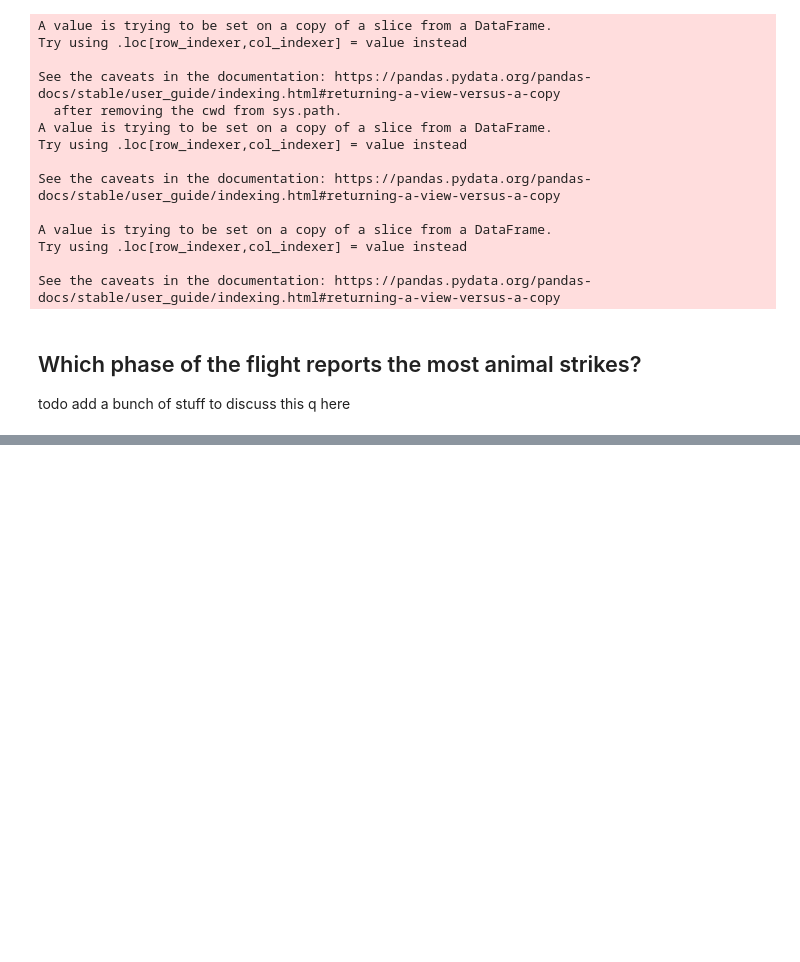
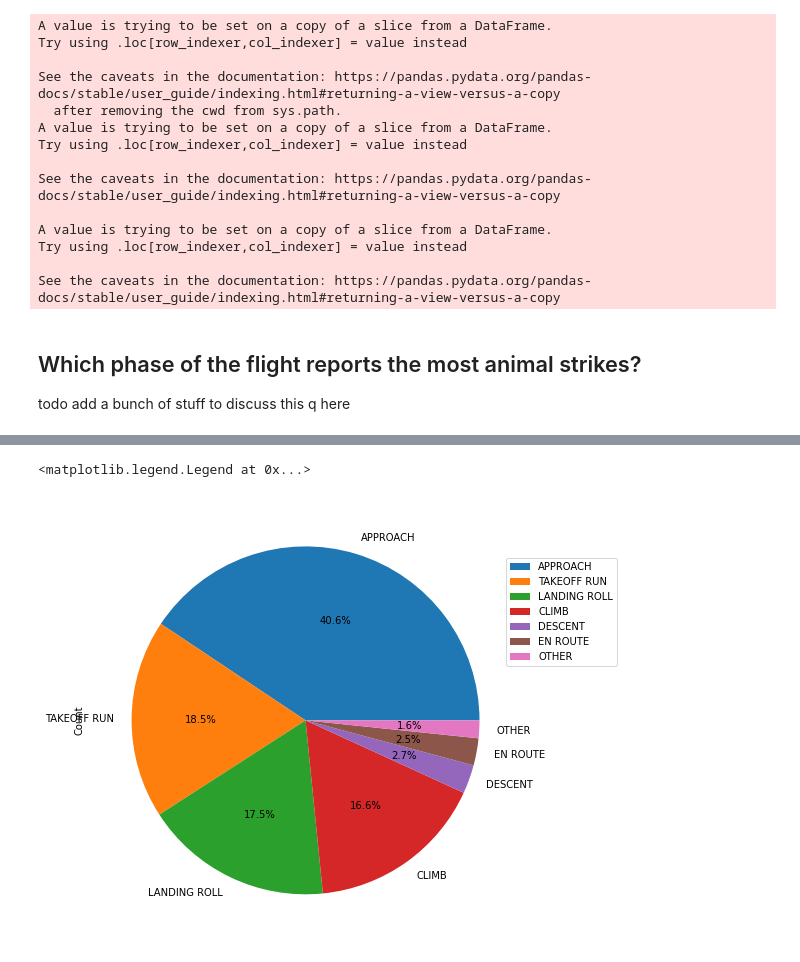
Before and after one commit to jagnoor/Aircraft-Wildlife-Strikes, a Jupyter notebook: planeVsBird_2.ipynb, the cells around one changed output, grey strips where cells are left out. Drawn from its saved outputs; the diff is of its cells as text; code cells hidden in the pictures; blank space fills up the shorter version.

Commit message:
working on pie chart for Q5.  not fit for merging

```diff
--- a/planeVsBird_2.ipynb
+++ b/planeVsBird_2.ipynb
@@ -152,0 +148,15 @@ AttributeError: 'DataFrame' object has no attribute 'value_counts'
+# %%
+subset_wkingdom_df["Flight Phase"].value_counts()
+flightphase= subset_wkingdom_df.groupby(['Flight Phase']) #, 'Animal_Kingdom'])
+flightphase = flightphase['Incident Year'].count().reset_index().rename(columns={"Incident Year":"Count"})
+flightphase = flightphase.sort_values(by='Count',ascending=False).reset_index(drop = True)
+
+#the bottom 6 parts of flight make up only ~1% of the total, so pulled those together to new category "Other"
+others_label=flightphase["Flight Phase"][6:]
+others_total=flightphase.Count[6:].sum()
+new_row = {'Flight Phase':'OTHER', 'Count':others_total}
+#append row to the dataframe
+flightphase = flightphase.append(new_row, ignore_index=True)
+#reorder to move "other" row up to index 6
+flightphase = flightphase.sort_values(by='Count',ascending=False).reset_index(drop = True)
+flightphase
@@ -153,3 +197,13 @@ AttributeError: 'DataFrame' object has no attribute 'value_counts'
+# %%
+#plot data
+pieLabels = flightphase["Flight Phase"][0:7]
+
+pies = flightphase[0:7].plot.pie(y="Count",figsize=[10, 8],labels=pieLabels,autopct='%1.1f%%')
+pies.set_aspect('equal')
+pies.legend(loc='center left', bbox_to_anchor=(.95, .75)) #move legend off the pie
+# %% [output]
+<matplotlib.legend.Legend at 0x...>
+[figure, added]
 # %%
 # Alyssa ^^^
 
```
Also changed, not shown: parts of 3 cells of this notebook.
